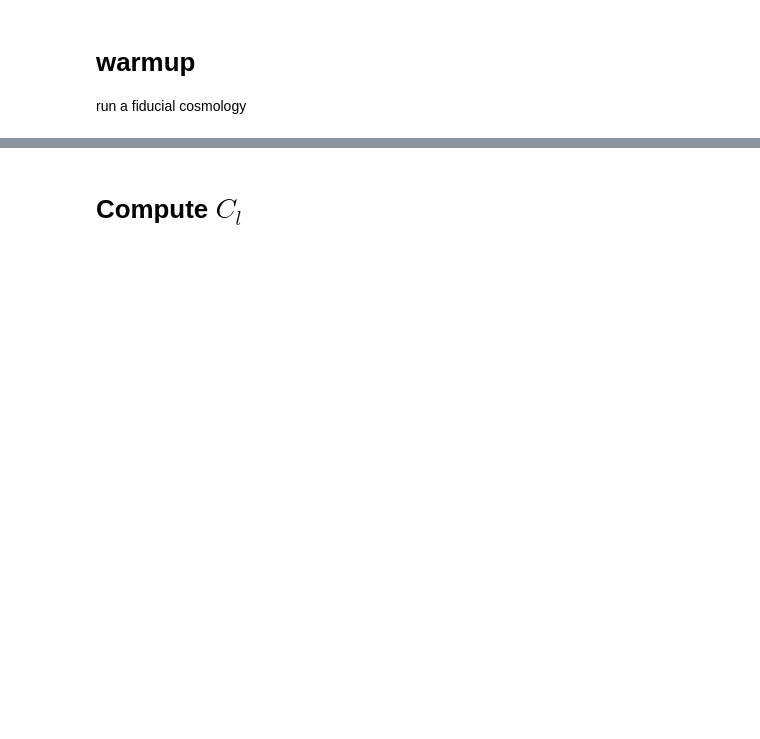
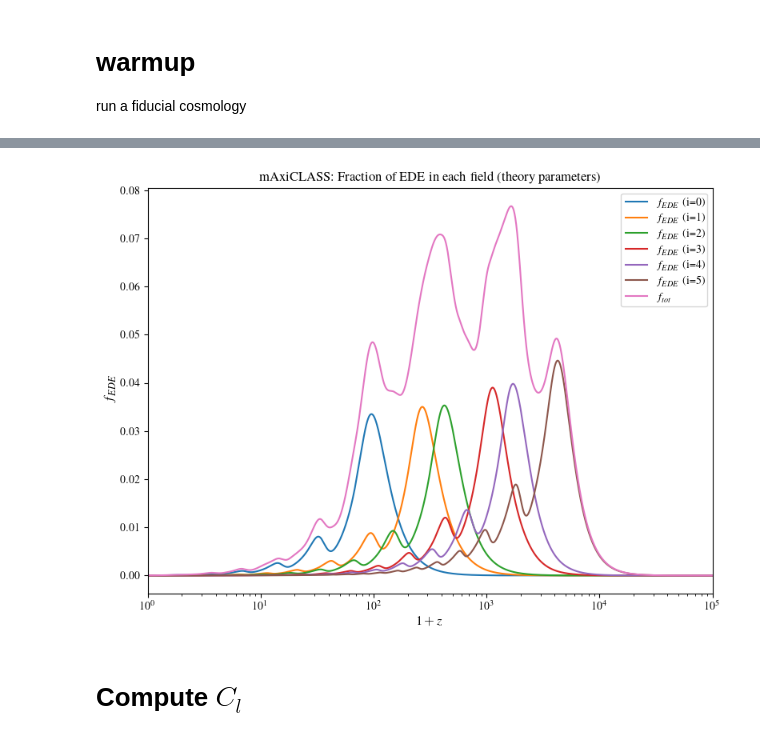
Before and after one commit to marcobeIIa/AxiCLASS, a Jupyter notebook: notebooks/mb_mEDE.ipynb, the cells around one changed output, grey strips where cells are left out. Cells and saved outputs as stored; diff of their text form; code cells hidden in the pictures; blank space fills up the shorter version.

```diff
--- a/notebooks/mb_mEDE.ipynb
+++ b/notebooks/mb_mEDE.ipynb
@@ -124,27 +147,32 @@ derived = EDE1.get_current_derived_parameters(['z_eq','z_rec'])
 # %%
 # Prepare the data
 z = bg_m['z']
+f_EDE_tot = np.zeros(40000,)
 
 fig, ax = plt.subplots()
 for i in range(params_mEDE['N_mscf']):  # Corrected to use params_mEDE
     rho_EDE_m = bg_m[f'(.)rho_mscf[{i}]']
     f_EDE_m = rho_EDE_m / bg_m['(.)rho_tot']
     ax.plot(1+z, f_EDE_m, label=f'$f_{{EDE}}$ (i={i})')
+    f_EDE_tot += f_EDE_m
 
+ax.plot(1+z, f_EDE_tot, label=f'$f_{{tot}}$')
 ax.set_xlabel(r'$1+z$',fontsize='large')
 ax.set_ylabel(r'$f_{EDE}$',fontsize='large')
 #ax.set_ylim(0, .1)  # Set based on physical expectations
 #ax.tick_params(colors='darkred')
 
 lines, labels = ax.get_legend_handles_labels()
-ax.legend(lines, labels, loc='upper right', bbox_to_anchor=(1, 1))
+ax.legend(lines, labels)
 ax.set_xscale('log')
-ax.set_yscale('log')
-ax.set_xlim(1e0,1e5)
-ax.set_ylim(1e-7,1e-1)
+ax.set_yscale('linear')
+ax.set_xlim(1,1e5)
+#ax.set_ylim(1e-7,5e-1)
 plt.title("mAxiCLASS: Fraction of EDE in each field (theory parameters)")
 plt.tight_layout()
 plt.show()
+# %% [output]
+[figure, added]
 # %% [markdown]
 # Compute $C_l$
 # %%
```
Also changed, not shown: parts of 5 cells of this notebook, 2 other files.
